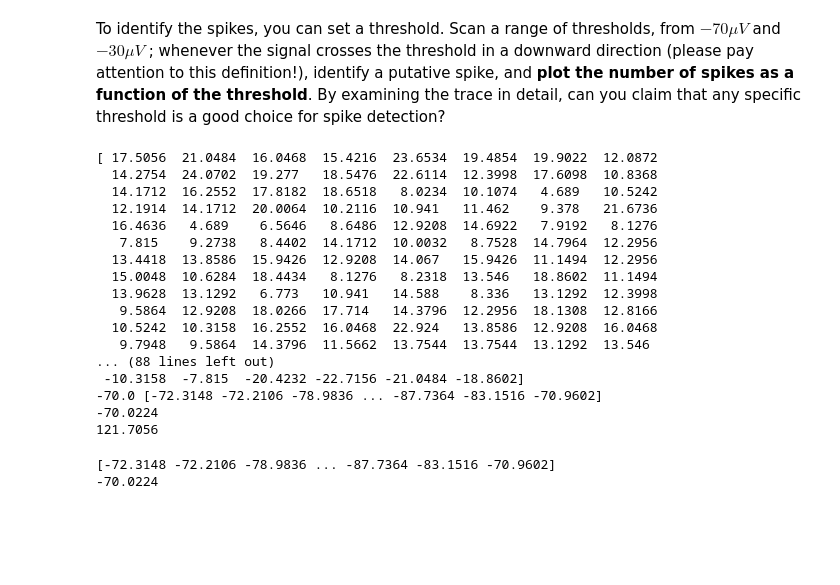
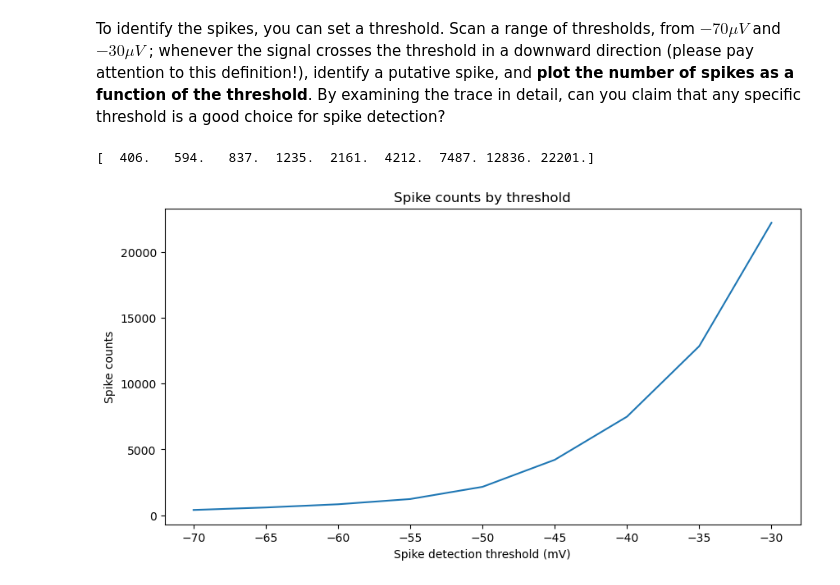
Before and after one commit to acumpelik/DSSC23, a Jupyter notebook: DSSC23-Homework2-Andrea_Cumpelik.ipynb, the cells around one changed output. Drawn from its saved outputs; the diff is of its cells as text; code cells hidden in the pictures; blank space fills up the shorter version.

Commit message:
HW1: added some notes about expectation, variance, and covariance. HW2: plotted spike counts by threshold

```diff
--- a/DSSC23-Homework2-Andrea_Cumpelik.ipynb
+++ b/DSSC23-Homework2-Andrea_Cumpelik.ipynb
@@ -201,55 +200,31 @@ def getSpikes(data, threshold_mV):
     This function returns the number of spikes given a threshold. A spike is defined as a point during which the
     signal crosses the threshold in a downward direction.
     '''
-    # Take the data and find all timestamps where the voltage dips below threshold_mV
-    idxBelowThreshold = np.where(data<threshold_mV)[0]
+    # For each timestamp check if the voltage dips below threshold_mV and is decreasing (next timestamp is more negative than previous one).
+    # Note on finding whether the voltage is decreasing: np.diff returns e[i+1]-e[i], so np.diff(data)<0 returns True if the subsequent element is more negative.
+    # Because we can't know whether the function is decreasing after the last element, our spike detection only works up to the last element of the data.
+    boolSpike = (data[:-1]<threshold_mV) & (np.diff(data)<0)
+    spikeCount = sum(boolSpike)
 
-    # Check that the threshold is crossed in a downward direction (next timestamp should be smaller (more negative) than the previous one)
-    idxSpike = np.where(data[idxBelowThreshold+1]<data[idxBelowThreshold])[0]
-    print(data[idxSpike], data[idxSpike+1])
+    return spikeCount
 
-    return threshold_mV, idxBelowThreshold
+spikeCounts = np.zeros(len(thresholdRange))
 
+for threshold in range(len(thresholdRange)):
+    spikeCounts[threshold] = getSpikes(trace1, thresholdRange[threshold])
 
-# spikeCounts = np.zeros(len(thresholdRange))
-# for threshold in thresholdRange:
-#     print(threshold)
+# threshold, spikeCount = getSpikes(trace1,-70.0)
+# print(threshold, spikeCount)
 
-threshold, idx = getSpikes(trace1,-70.0)
-
-
-print(threshold, trace1[idx])
-
-print(np.max(trace1[idx]))
-
-
-print(trace1.max())
-
-# for index in range(len(trace1)):
-#     if trace1[index] < -70:
-#         print(index)
+print(spikeCounts)
 # %% [output]
-[ 17.5056  21.0484  16.0468  15.4216  23.6534  19.4854  19.9022  12.0872
-  14.2754  24.0702  19.277   18.5476  22.6114  12.3998  17.6098  10.8368
-  14.1712  16.2552  17.8182  18.6518   8.0234  10.1074   4.689   10.5242
-  12.1914  14.1712  20.0064  10.2116  10.941   11.462    9.378   21.6736
-  16.4636   4.689    6.5646   8.6486  12.9208  14.6922   7.9192   8.1276
-   7.815    9.2738   8.4402  14.1712  10.0032   8.7528  14.7964  12.2956
-  13.4418  13.8586  15.9426  12.9208  14.067   15.9426  11.1494  12.2956
-  15.0048  10.6284  18.4434   8.1276   8.2318  13.546   18.8602  11.1494
-  13.9628  13.1292   6.773   10.941   14.588    8.336   13.1292  12.3998
-   9.5864  12.9208  18.0266  17.714   14.3796  12.2956  18.1308  12.8166
-  10.5242  10.3158  16.2552  16.0468  22.924   13.8586  12.9208  16.0468
-   9.7948   9.5864  14.3796  11.5662  13.7544  13.7544  13.1292  13.546
-... (88 lines left out)
- -10.3158  -7.815  -20.4232 -22.7156 -21.0484 -18.8602]
--70.0 [-72.3148 -72.2106 -78.9836 ... -87.7364 -83.1516 -70.9602]
--70.0224
-121.7056
+[  406.   594.   837.  1235.  2161.  4212.  7487. 12836. 22201.]
-# %%
-idx = np.where(trace1<-70)
-print(trace1[idx])
-print(trace1[idx].max())
-# %% [output]
-[-72.3148 -72.2106 -78.9836 ... -87.7364 -83.1516 -70.9602]
--70.0224
+# %%
+plt.figure(figsize=(10,5))
+plt.title('Spike counts by threshold')
+plt.xlabel('Spike detection threshold (mV)')
+plt.ylabel('Spike counts')
+plt.plot(thresholdRange,spikeCountsByThreshold)
+plt.show()
+# %% [output]
+[figure, added]
```
Also changed, not shown: parts of 2 cells of this notebook, 1 other file.
